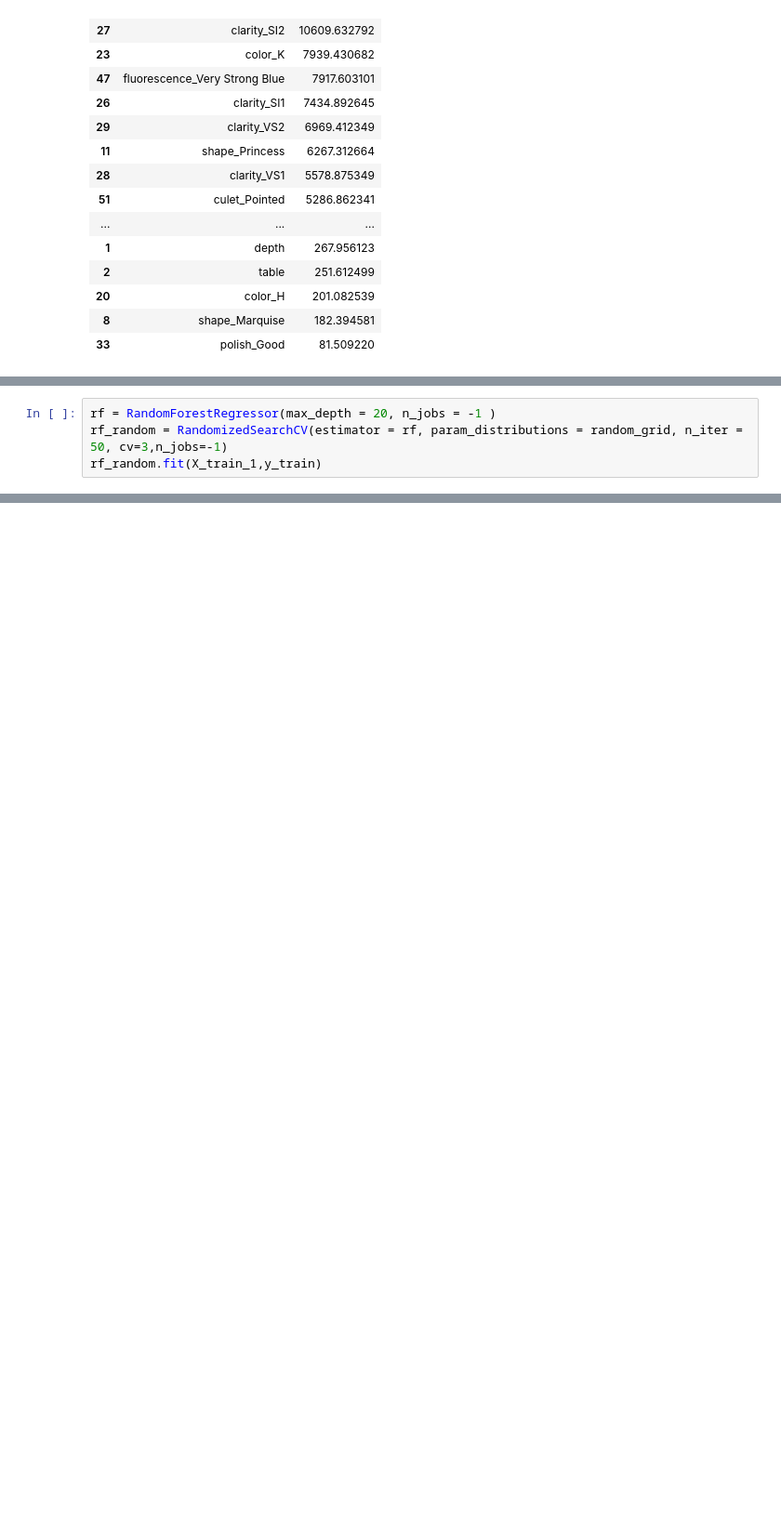
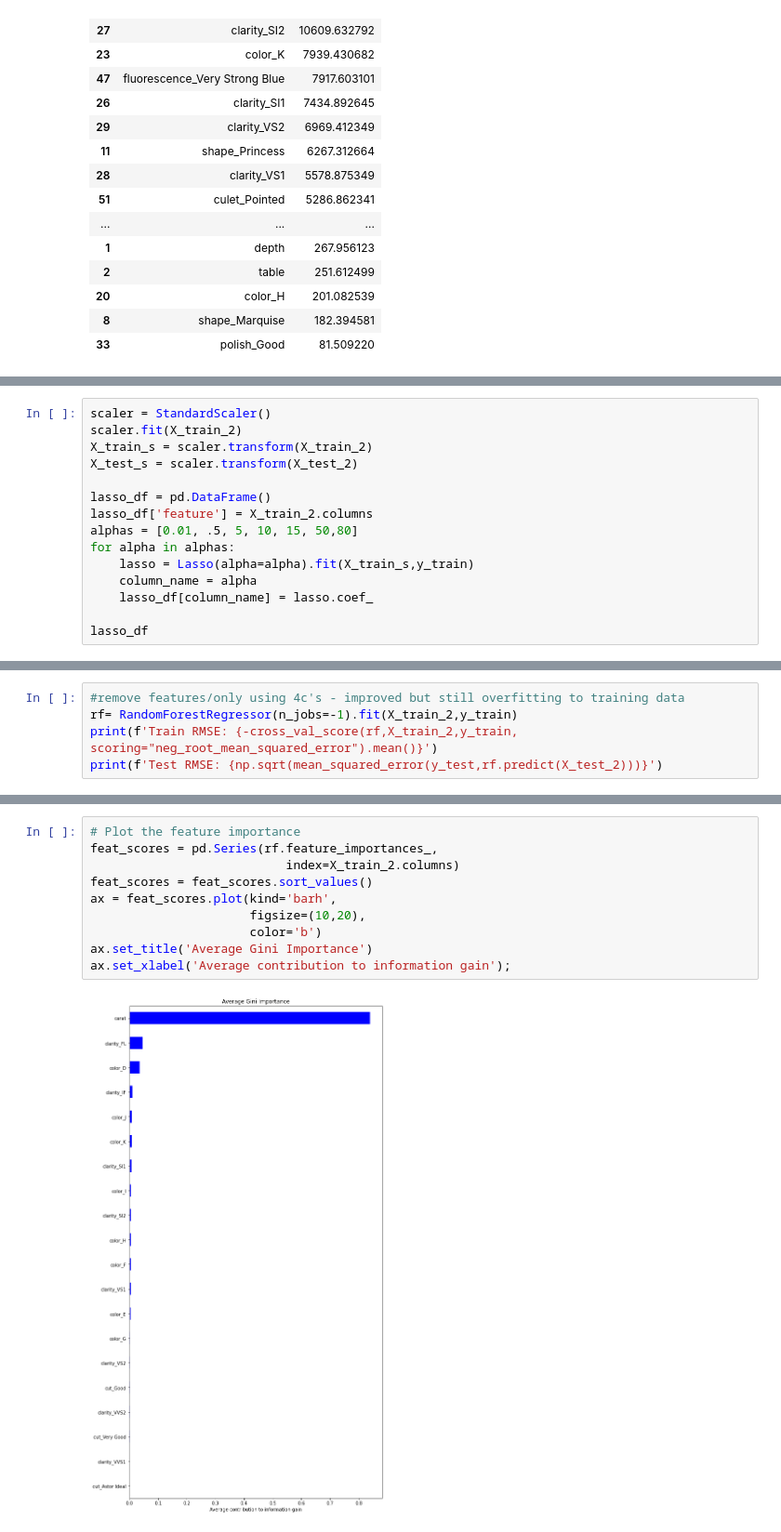
Before and after one commit to wjlau/Capstone2, a Jupyter notebook: predicting_diamond_prices.ipynb, the cells around one changed output, grey strips where cells are left out. Shown: that part at 93% size. Saved outputs shown, nothing was run; the diff lists cells and outputs as text; blank space fills up the shorter version.

```diff
--- a/predicting_diamond_prices.ipynb
+++ b/predicting_diamond_prices.ipynb
@@ -287,4 +225,0 @@ random_grid = {'n_estimators': n_estimators,
-# %%
-rf = RandomForestRegressor(max_depth = 20, n_jobs = -1 )
-rf_random = RandomizedSearchCV(estimator = rf, param_distributions = random_grid, n_iter = 50, cv=3,n_jobs=-1)
-rf_random.fit(X_train_1,y_train)
@@ -379,0 +228,15 @@ df.sort_values('original_price', ascending=False)[:50]
+# %%
+scaler = StandardScaler()
+scaler.fit(X_train_2)
+X_train_s = scaler.transform(X_train_2)
+X_test_s = scaler.transform(X_test_2)
+
+lasso_df = pd.DataFrame()
+lasso_df['feature'] = X_train_2.columns
+alphas = [0.01, .5, 5, 10, 15, 50,80]
+for alpha in alphas:
+    lasso = Lasso(alpha=alpha).fit(X_train_s,y_train)
+    column_name = alpha
+    lasso_df[column_name] = lasso.coef_
+
+lasso_df
@@ -379,0 +273,5 @@ df.sort_values('original_price', ascending=False)[:50]
+# %%
+#remove features/only using 4c's - improved but still overfitting to training data
+rf= RandomForestRegressor(n_jobs=-1).fit(X_train_2,y_train)
+print(f'Train RMSE: {-cross_val_score(rf,X_train_2,y_train, scoring="neg_root_mean_squared_error").mean()}')
+print(f'Test RMSE: {np.sqrt(mean_squared_error(y_test,rf.predict(X_test_2)))}')
@@ -379,0 +281,12 @@ df.sort_values('original_price', ascending=False)[:50]
+# %%
+# Plot the feature importance
+feat_scores = pd.Series(rf.feature_importances_,
+                           index=X_train_2.columns)
+feat_scores = feat_scores.sort_values()
+ax = feat_scores.plot(kind='barh',
+                      figsize=(10,20),
+                      color='b')
+ax.set_title('Average Gini Importance')
+ax.set_xlabel('Average contribution to information gain');
+# %% [output]
+[figure, added]
```
Also changed, not shown: parts of 37 cells of this notebook.
